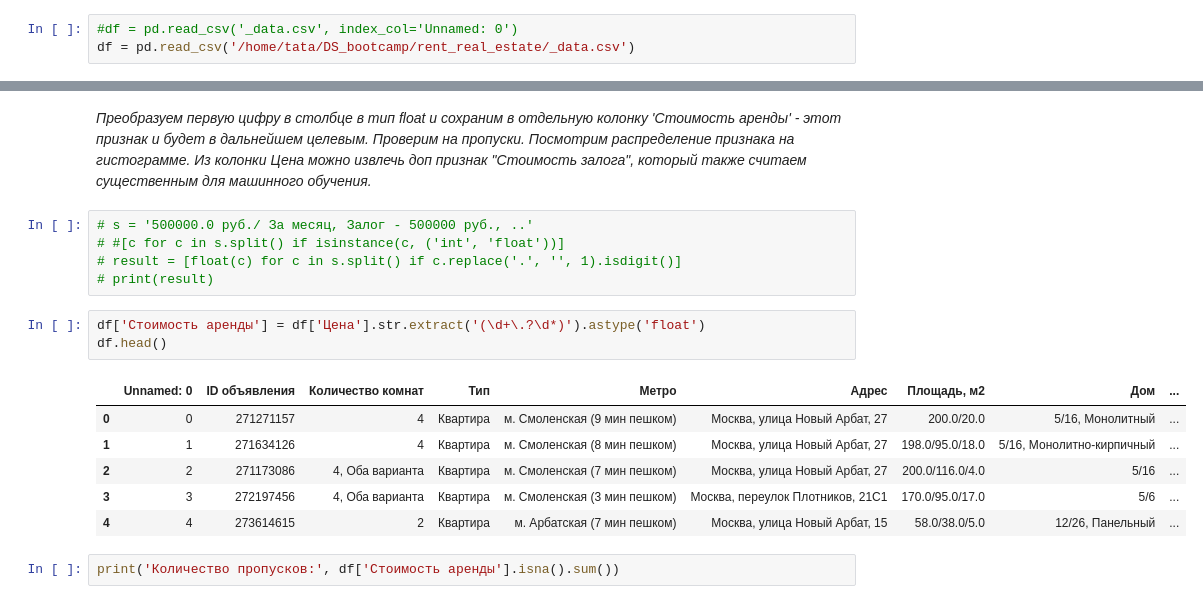
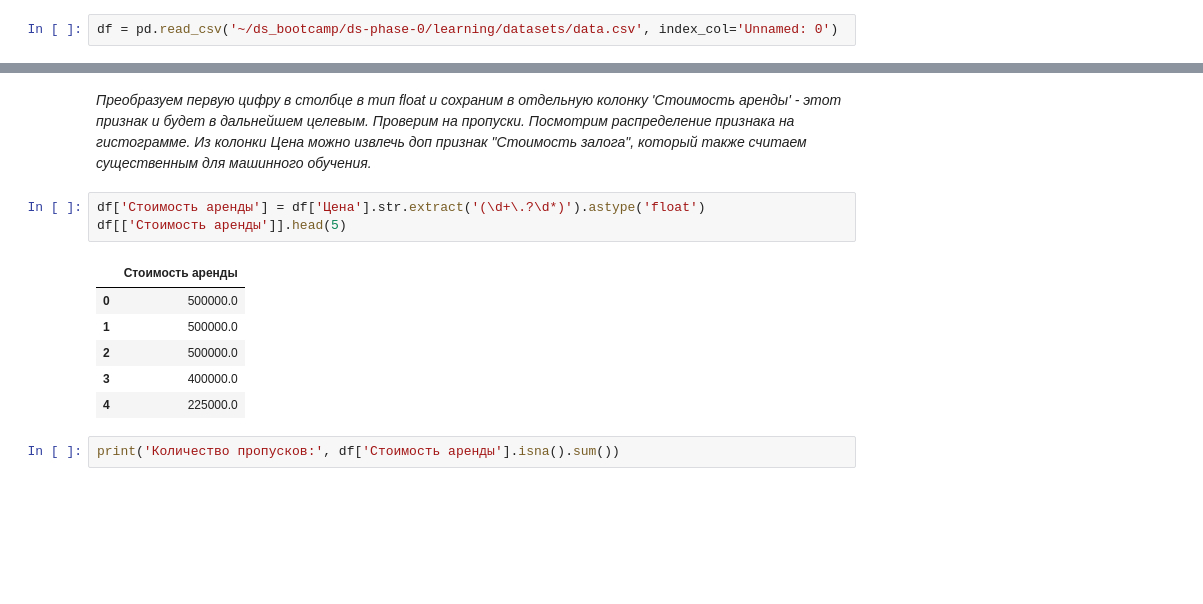
Before and after one commit to Proseccovna/Project1, a Jupyter notebook: EDA.ipynb, the cells around one changed output, grey strips where cells are left out. Saved outputs shown, nothing was run; the diff lists cells and outputs as text; blank space fills up the shorter version.

```diff
--- a/EDA.ipynb
+++ b/EDA.ipynb
@@ -81,5 +8,4 @@ from IPython.display import display
 # %%
 pd.set_option('display.max_columns', None)
 # %%
-#df = pd.read_csv('_data.csv', index_col='Unnamed: 0')
-df = pd.read_csv('/home/tata/DS_bootcamp/rent_real_estate/_data.csv')
+df = pd.read_csv('~/ds_bootcamp/ds-phase-0/learning/datasets/data.csv', index_col='Unnamed: 0')
@@ -175,21 +95,16 @@ df.duplicated().sum()
 #### Цена - целевой признак
 # %% [markdown]
 *Преобразуем первую цифру в столбце в тип float и сохраним в отдельную колонку 'Стоимость аренды' - этот признак и будет в дальнейшем целевым. Проверим на пропуски. Посмотрим распределение признака на гистограмме. Из колонки Цена можно извлечь доп признак "Стоимость залога", который также считаем существенным для машинного обучения.*
-# %%
-# s = '500000.0 руб./ За месяц, Залог - 500000 руб., ..'
-# #[c for c in s.split() if isinstance(c, ('int', 'float'))]
-# result = [float(c) for c in s.split() if c.replace('.', '', 1).isdigit()]
-# print(result)
 # %%
 df['Стоимость аренды'] = df['Цена'].str.extract('(\d+\.?\d*)').astype('float')
-df.head()
+df[['Стоимость аренды']].head(5)
 # %% [output]
-|  | Unnamed: 0 | ID объявления | Количество комнат | Тип | Метро | Адрес | Площадь, м2 | Дом | ... |
-| 0 | 0 | 271271157 | 4 | Квартира | м. Смоленская (9 мин пешком) | Москва, улица Новый Арбат, 27 | 200.0/20.0 | 5/16, Монолитный | ... |
-| 1 | 1 | 271634126 | 4 | Квартира | м. Смоленская (8 мин пешком) | Москва, улица Новый Арбат, 27 | 198.0/95.0/18.0 | 5/16, Монолитно-кирпичный | ... |
-| 2 | 2 | 271173086 | 4, Оба варианта | Квартира | м. Смоленская (7 мин пешком) | Москва, улица Новый Арбат, 27 | 200.0/116.0/4.0 | 5/16 | ... |
-| 3 | 3 | 272197456 | 4, Оба варианта | Квартира | м. Смоленская (3 мин пешком) | Москва, переулок Плотников, 21С1 | 170.0/95.0/17.0 | 5/6 | ... |
-| 4 | 4 | 273614615 | 2 | Квартира | м. Арбатская (7 мин пешком) | Москва, улица Новый Арбат, 15 | 58.0/38.0/5.0 | 12/26, Панельный | ... |
+|  | Стоимость аренды |
+| 0 | 500000.0 |
+| 1 | 500000.0 |
+| 2 | 500000.0 |
+| 3 | 400000.0 |
+| 4 | 225000.0 |
 # %%
 print('Количество пропусков:', df['Стоимость аренды'].isna().sum())
 # %% [output]
```
Also changed, not shown: parts of 57 cells of this notebook, 10 other files.
